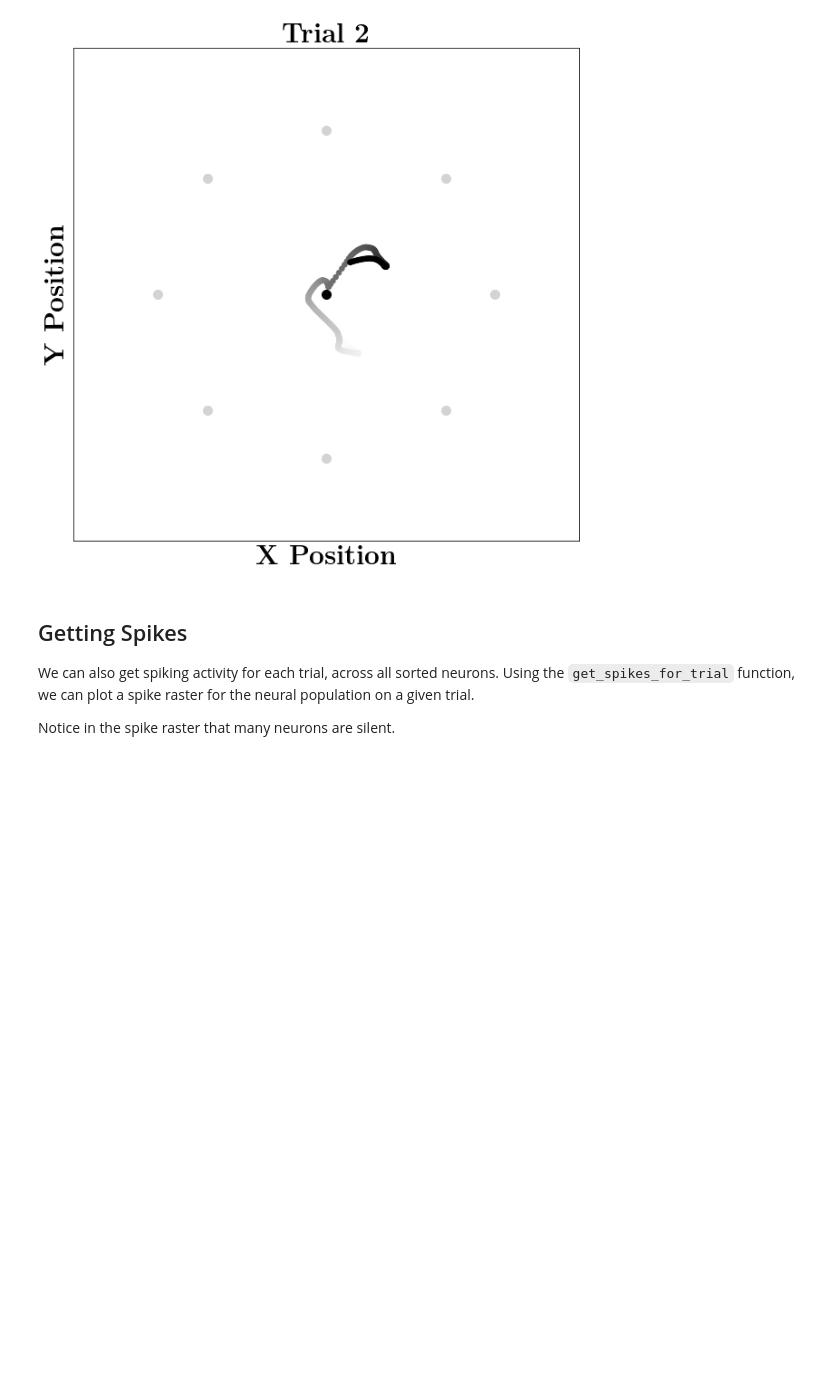
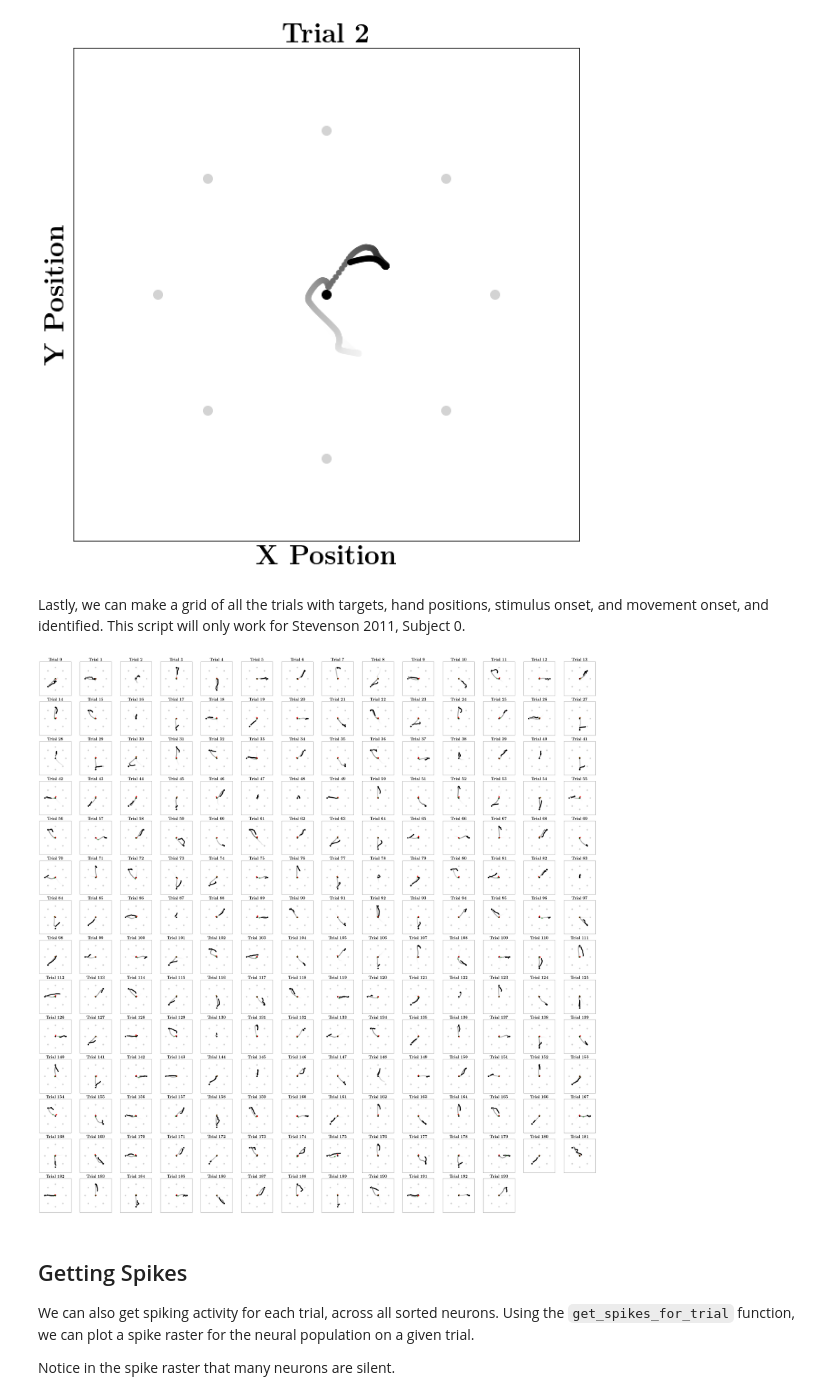
Before and after one commit to BouchardLab/neuropacks, a Jupyter notebook: DREAM/DREAM_tutorial.ipynb, the cells around one changed output. Saved outputs shown, nothing was run; the diff lists cells and outputs as text; code cells hidden in the pictures; blank space fills up the shorter version.

```diff
--- a/DREAM/DREAM_tutorial.ipynb
+++ b/DREAM/DREAM_tutorial.ipynb
@@ -91,6 +97,36 @@ Some trials have no off-center target flashed on. See below for an example. Thes
 ax = dream.plot_trial(subject_idx=subject_idx, trial_idx=2)
 # %% [output]
 [figure]
+# %% [markdown]
+Lastly, we can make a grid of all the trials with targets, hand positions, stimulus onset, and movement onset, and identified. This script will only work for Stevenson 2011, Subject 0.
+# %%
+fig, axes = plt.subplots(14, 14, figsize=(56, 56))
+for idx in range(194):
+    trial_idx = idx
+    ax = axes.ravel()[idx]
+    # get initial plot
+    dream.plot_trial(subject_idx=subject_idx, trial_idx=trial_idx, ax=ax)
+    # get stim onset times
+    stim_onset = dream.get_stim_onset_for_trial(subject_idx=subject_idx, trial_idx=trial_idx)
+    if stim_onset is not None:
+        time_idx, timestamp, target = dream.get_stim_onset_for_trial(subject_idx=subject_idx, trial_idx=trial_idx)
+        hand_position = dream.get_hand_pos_for_trial(subject_idx=subject_idx, trial_idx=trial_idx)
+        # get coordinates at stim onset
+        hand_pos_stim_onset = hand_position[time_idx]
+        # plot the coordinates with a star
+        ax.scatter(hand_pos_stim_onset[0], hand_pos_stim_onset[1], marker='*', s=150, color='r', zorder=10)
+
+        # movement onset
+        _, _, hand_pos_movement_onset = dream.get_movement_onset_for_trial(subject_idx=subject_idx, trial_idx=trial_idx, consecutive=5)
+        ax.scatter(hand_pos_movement_onset[0], hand_pos_movement_onset[1], marker='*', s=150, color='g', alpha=0.5, zorder=10)
+    ax.set_xlabel('')
+    ax.set_ylabel('')
+axes.ravel()[-1].axis('off')
+axes.ravel()[-2].axis('off')
+plt.tight_layout()
+plt.show()
+# %% [output]
+[figure, added]
 # %% [markdown]
 ## Getting Spikes
 
```
Also changed, not shown: parts of 4 cells of this notebook, 1 other file.
